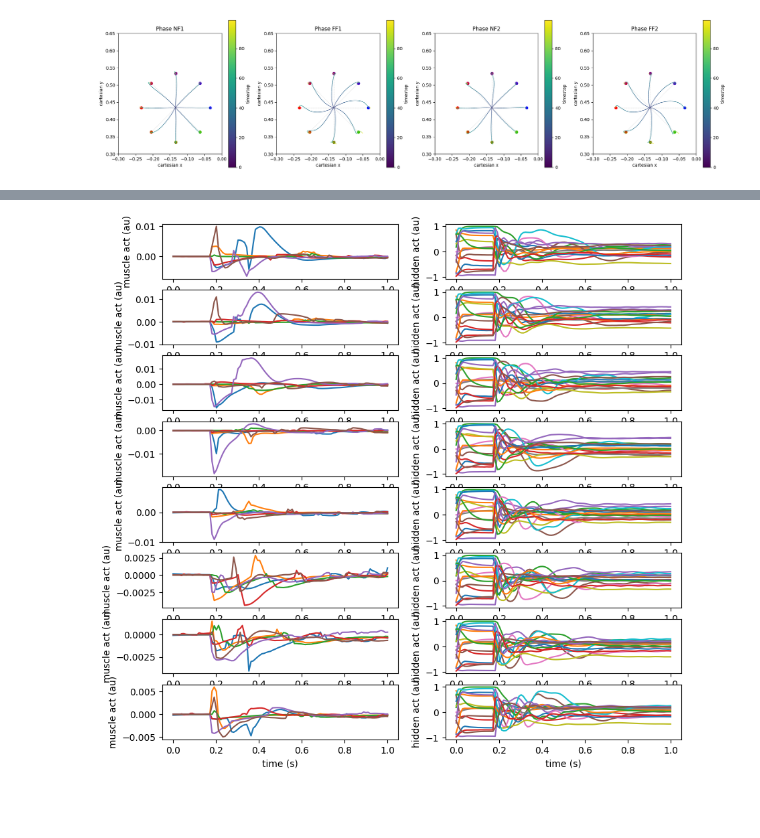
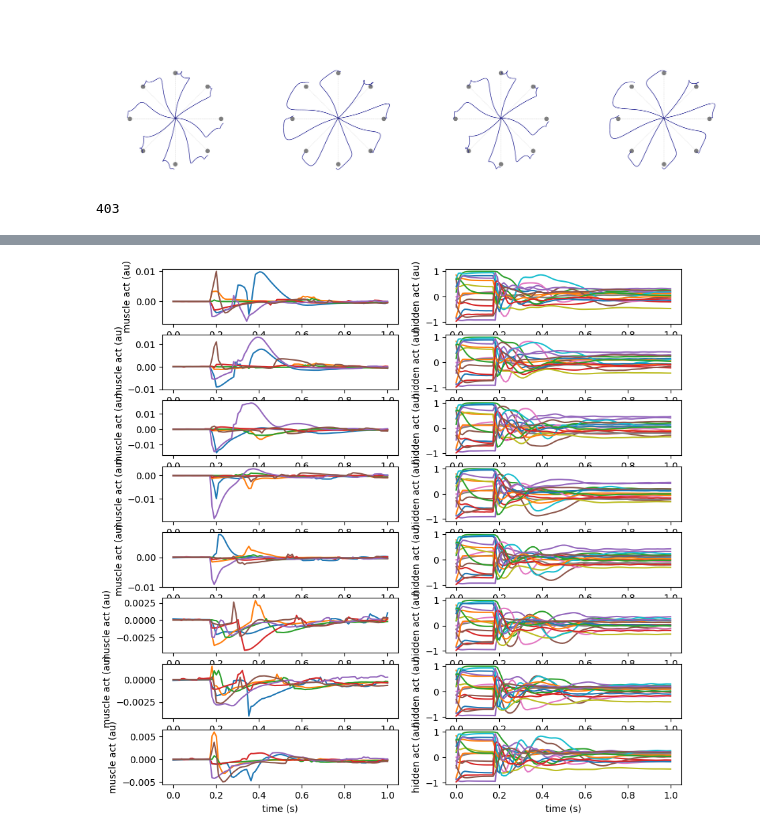
Before and after one commit to mshahbazi1997/MotorSavingModel, a Jupyter notebook: notebooks/test_network.ipynb, the cells around one changed output, grey strips where cells are left out. Saved outputs shown, nothing was run; the diff lists cells and outputs as text; code cells hidden in the pictures; blank space fills up the shorter version.

Commit message:
run for different network size and update figures

```diff
--- a/notebooks/test_network.ipynb
+++ b/notebooks/test_network.ipynb
@@ -9,6 +9,14 @@ import matplotlib.pyplot as plt
 #%matplotlib widget
 #%matplotlib qt
 %matplotlib inline
+
+
+
+fontsize_label = 18
+fontsize_tick = 15
+fontsize_legend = 20
+
+save_fig = '/Users/mahdiyar/Diedrichsenlab Dropbox/Mahdiyar Shahbazi/Conferences/NCM2024_Mahdiyar/figures'
 # %%
 model_name = "model{:02d}".format(0)
 phase = 'FF2'
@@ -48,22 +35,55 @@ for loss in log.keys():
 # %%
-folder_name = 'Sim_simple_16'
-num_hidden = 16
+folder_name = 'Sim_all_128'
+num_hidden = 128
 model_name = "model{:02d}".format(1)
 
 
 phase = {'NF1':[0],'FF1':[8],'NF2':[0],'FF2':[8]}
-ff_coef = [0,8,0,8]#[8,8]
+ff_coef = [8,0,8,0]#[8,8]
 data = get_data(folder_name,model_name,phase,ff_coef,is_channel=False,num_hidden=num_hidden)
 # %%
 n_phase = len(phase)
 fig,ax = plt.subplots(1,n_phase,figsize=(5*n_phase,5))
+
+from matplotlib.colors import ListedColormap
+colors = ['navy']
+cmap = ListedColormap(colors,'regions',N=1)
+
 if len(phase) == 1:
     ax = [ax]
 for i,p in enumerate(phase.keys()):
-    plot.plot_simulations(ax[i],xy=data[i]['xy'],target_xy=data[i]['tg'],vel=None,plot_lat=False)
-    ax[i].set_title(f'Phase {p}')
+    plot.plot_simulations(ax[i],xy=data[i]['xy'],target_xy=data[i]['tg'],vel=None,plot_lat=False,cmap=cmap)
+    #ax[i].set_title(f'Phase {p}')
+
+    ax[i].spines['top'].set_visible(False)
+    ax[i].spines['right'].set_visible(False)
+    ax[i].spines['left'].set_visible(False)
+    ax[i].spines['bottom'].set_visible(False)
+
+    ax[i].set_xticklabels([])
+    ax[i].set_yticklabels([])
+    ax[i].tick_params(left = False,bottom = False)
+    ax[i].set_xlabel('', fontsize = fontsize_label)
+    ax[i].set_ylabel('', fontsize = fontsize_label)
+
+    # Get all axes in the figure
+    all_axes = fig.get_axes()
+
+    # Identify and remove the colorbar axes
+    # (assuming the colorbar axes is the last one in the list)
+    if len(all_axes) > len(ax):  # More axes present than your main plots
+        colorbar_ax = all_axes[-1]  # Assuming the colorbar is the last axes object
+        colorbar_ax.remove()
+
 plt.tight_layout()
 plt.show()
-#fig.savefig(os.path.join(data_dir,f'{model_name}_trajectory.png'),dpi=300)
+
+
+fig.savefig(os.path.join(save_fig,'traj_ff_on.pdf'),dpi=300,bbox_inches='tight')
 # %% [output]
-[figure, old version]
+[figure, new version]
+# %%
+import matplotlib.font_manager
+fonts = [f.name for f in matplotlib.font_manager.fontManager.ttflist]
+# %% [output]
+403
```
Also changed, not shown: parts of 2 cells of this notebook, 4 other files.
